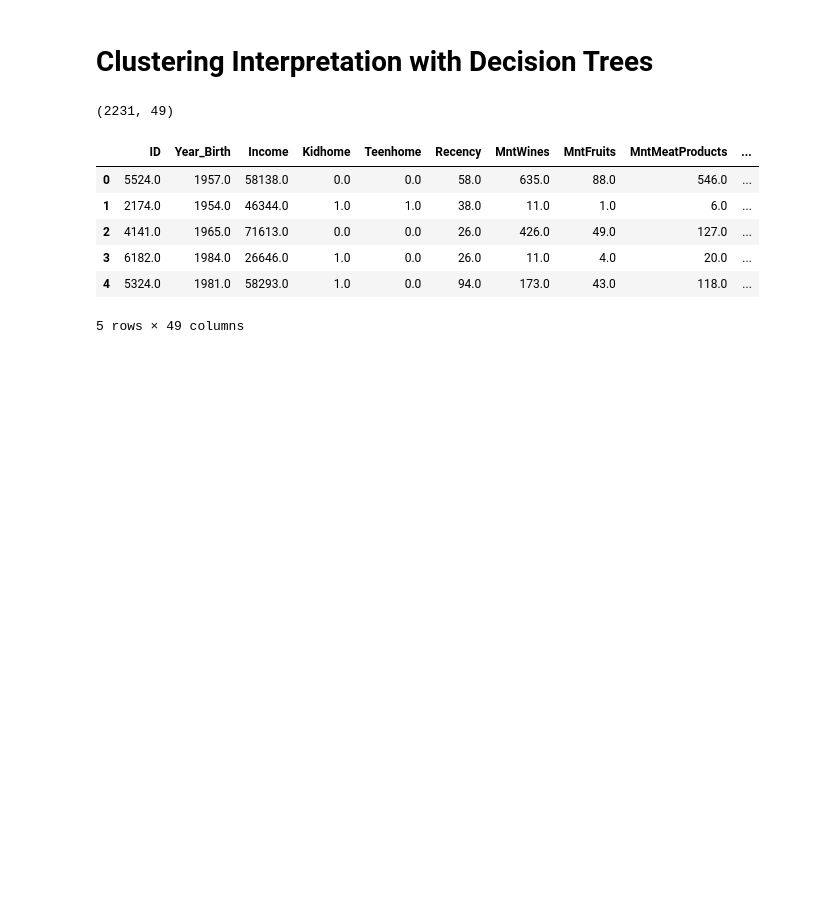
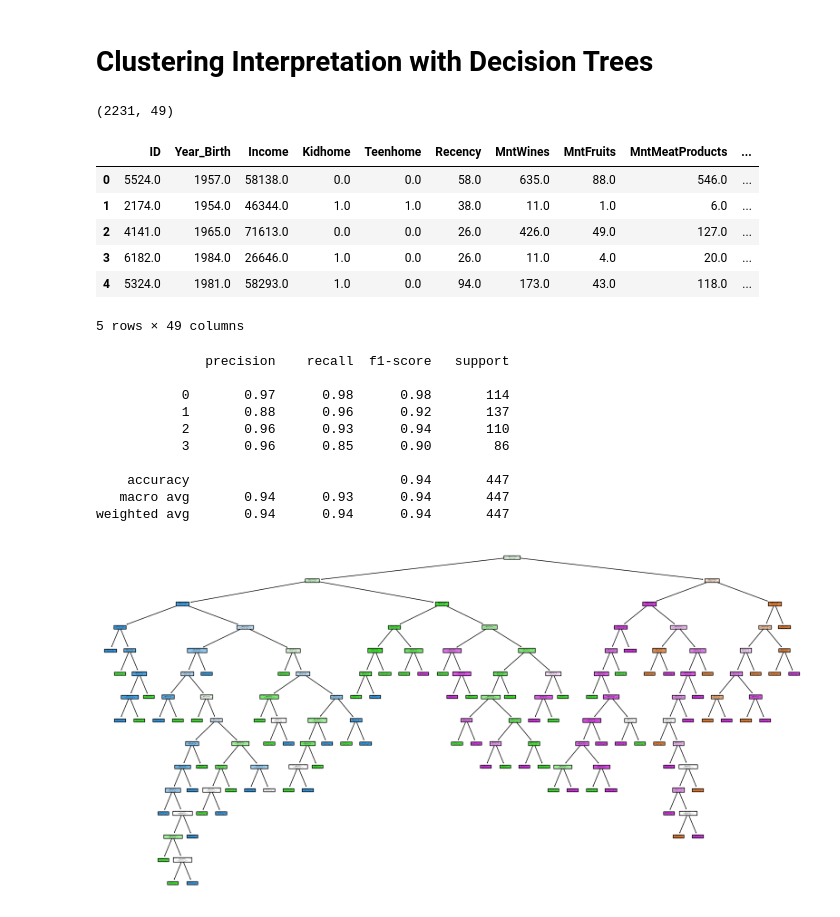
Before and after one commit to McGill-MMA-EnterpriseAnalytics/Customer-Personality-Analysis-2.0, a Jupyter notebook: Model 1: Clustering/Decision Tree.ipynb, the cells around one changed output. Drawn from its saved outputs; the diff is of its cells as text; code cells hidden in the pictures; blank space fills up the shorter version.

```diff
--- a/Model 1: Clustering/Decision Tree.ipynb
+++ b/Model 1: Clustering/Decision Tree.ipynb
@@ -6,4 +13,4 @@ import pandas as pd
 # %%
-path="https://raw.githubusercontent.com/McGill-MMA-EnterpriseAnalytics/Customer-Personality-Analysis-2.0/main/Data/Clustered%20Data/Clustered_Test_Data.csv?token=GHSAT0AAAAAACL3VCJANATN6TBEH2BLEKE4ZQ2YC5A"
-data = pd.read_csv(path)
+path="/Users/kellyliu/Documents/GitHub/Customer-Personality-Analysis-2.0/Data/Clustered Data/Clustered_Test_Data.csv"
+df = pd.read_csv(path)
 # %%
@@ -20,3 +27,42 @@ data.head()
 | 3 | 6182.0 | 1984.0 | 26646.0 | 1.0 | 0.0 | 26.0 | 11.0 | 4.0 | 20.0 | ... |
 | 4 | 5324.0 | 1981.0 | 58293.0 | 1.0 | 0.0 | 94.0 | 173.0 | 43.0 | 118.0 | ... |
 5 rows × 49 columns
+# %%
+# Separate features and target variable
+X = df.drop(['ID', 'Clusters'], axis=1)  # drop the ID and Clusters column
+y = df['Clusters']
+
+# Split the data into training and testing sets for validation purposes
+X_train, X_test, y_train, y_test = train_test_split(X, y, test_size=0.2, random_state=42)
+
+# Standardize the features
+scaler = StandardScaler()
+X_train_scaled = scaler.fit_transform(X_train)
+X_test_scaled = scaler.transform(X_test)
+# %%
+# Train a decision tree classifier
+clf = DecisionTreeClassifier(random_state=42)
+clf.fit(X_train_scaled, y_train)
+
+# Predict the test set results
+y_pred = clf.predict(X_test_scaled)
+
+# Print classification report
+print(classification_report(y_test, y_pred))
+
+# Plot the decision tree
+plt.figure(figsize=(20, 10))
+plot_tree(clf, filled=True, feature_names=X.columns, class_names=True)
+plt.show()
+# %% [output]
+              precision    recall  f1-score   support
+
+           0       0.97      0.98      0.98       114
+           1       0.88      0.96      0.92       137
+           2       0.96      0.93      0.94       110
+           3       0.96      0.85      0.90        86
+
+    accuracy                           0.94       447
+   macro avg       0.94      0.93      0.94       447
+weighted avg       0.94      0.94      0.94       447
+[figure, added]
```
Also changed, not shown: parts of 5 cells of this notebook.
